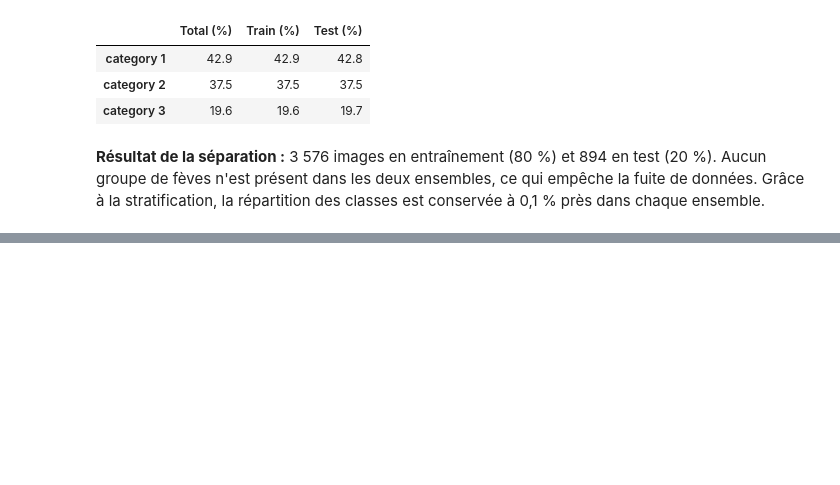
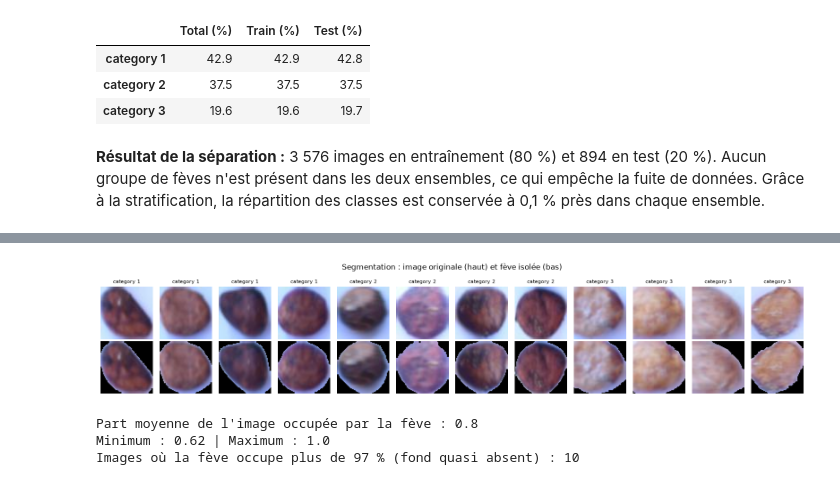
Before and after one commit to masscamara1225-beep/cocoa-bean-classification, a Jupyter notebook: notebooks/02_pretraitement.ipynb, the cells around one changed output, grey strips where cells are left out. Cells and saved outputs as stored; diff of their text form; code cells hidden in the pictures; blank space fills up the shorter version.

Commit message:
Étape 2 : séparation train/test par groupe, validation croisée, segmentation et augmentation

```diff
--- a/notebooks/02_pretraitement.ipynb
+++ b/notebooks/02_pretraitement.ipynb
@@ -78,0 +147,35 @@ Groupes communs entre train et test : 0
+# %%
+#Visualiser le résultat
+# 4 exemples par classe : image originale (en haut) et fève segmentée (en bas)
+np.random.seed(GRAINE)
+fig, axes = plt.subplots(2, 12, figsize=(16, 3.2))
+k = 0
+for lab in range(3):
+    choix = np.random.choice(np.where(y == lab)[0], 4, replace=False)
+    for idx in choix:
+        masque = segmenter_feve(X[idx])
+        axes[0, k].imshow(X[idx])
+        axes[1, k].imshow(X[idx] * masque[:, :, None])
+        axes[0, k].set_title(classes[lab], fontsize=8)
+        axes[0, k].axis("off"); axes[1, k].axis("off")
+        k += 1
+plt.suptitle("Segmentation : image originale (haut) et fève isolée (bas)")
+plt.tight_layout()
+plt.savefig("../results/figures/02_segmentation_exemples.png", dpi=150)
+plt.show()
+# %% [output]
+[figure, added]
+# %%
+# Masque de chaque image + part de la surface occupée par la fève
+masques = np.array([segmenter_feve(img) for img in X])
+part_feve = masques.mean(axis=(1, 2))
+
+print("Part moyenne de l'image occupée par la fève :", round(part_feve.mean(), 2))
+print("Minimum :", round(part_feve.min(), 2), "| Maximum :", round(part_feve.max(), 2))
+print("Images où la fève occupe plus de 97 % (fond quasi absent) :", (part_feve > 0.97).sum())
+
+np.save("../data/masques_feves.npy", masques)
+# %% [output]
+Part moyenne de l'image occupée par la fève : 0.8
+Minimum : 0.62 | Maximum : 1.0
+Images où la fève occupe plus de 97 % (fond quasi absent) : 10
```
Also changed, not shown: parts of 10 cells of this notebook, 3 other files.
